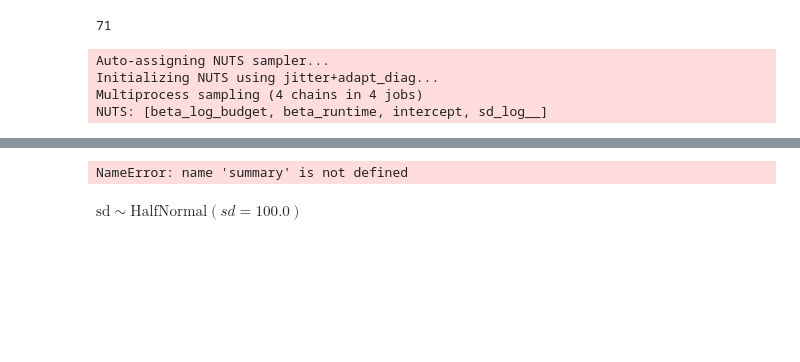
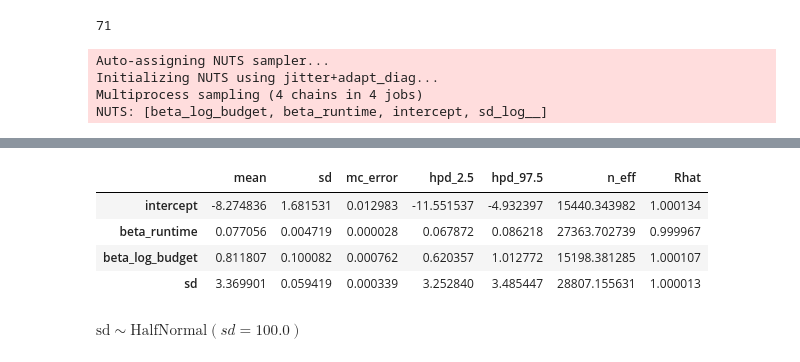
Before and after one commit to Rmloong/movie-revenue-predictor, a Jupyter notebook: EDA.ipynb, the cells around one changed output, grey strips where cells are left out. Cells and saved outputs as stored; diff of their text form; code cells hidden in the pictures; blank space fills up the shorter version.

```diff
--- a/EDA.ipynb
+++ b/EDA.ipynb
@@ -480,7 +481,11 @@ array([[<matplotlib.axes._subplots.AxesSubplot object at 0x...>,
-# %%
-summary(trace)
-# %% [output]
-NameError: name 'summary' is not defined
+# %%
+pm.summary(trace)
+# %% [output]
+|  | mean | sd | mc_error | hpd_2.5 | hpd_97.5 | n_eff | Rhat |
+| intercept | -8.274836 | 1.681531 | 0.012983 | -11.551537 | -4.932397 | 15440.343982 | 1.000134 |
+| beta_runtime | 0.077056 | 0.004719 | 0.000028 | 0.067872 | 0.086218 | 27363.702739 | 0.999967 |
+| beta_log_budget | 0.811807 | 0.100082 | 0.000762 | 0.620357 | 1.012772 | 15198.381285 | 1.000107 |
+| sd | 3.369901 | 0.059419 | 0.000339 | 3.252840 | 3.485447 | 28807.155631 | 1.000013 |
 # %%
 model_2.sd
 # %% [output]
```
Also changed, not shown: parts of 114 cells of this notebook.
